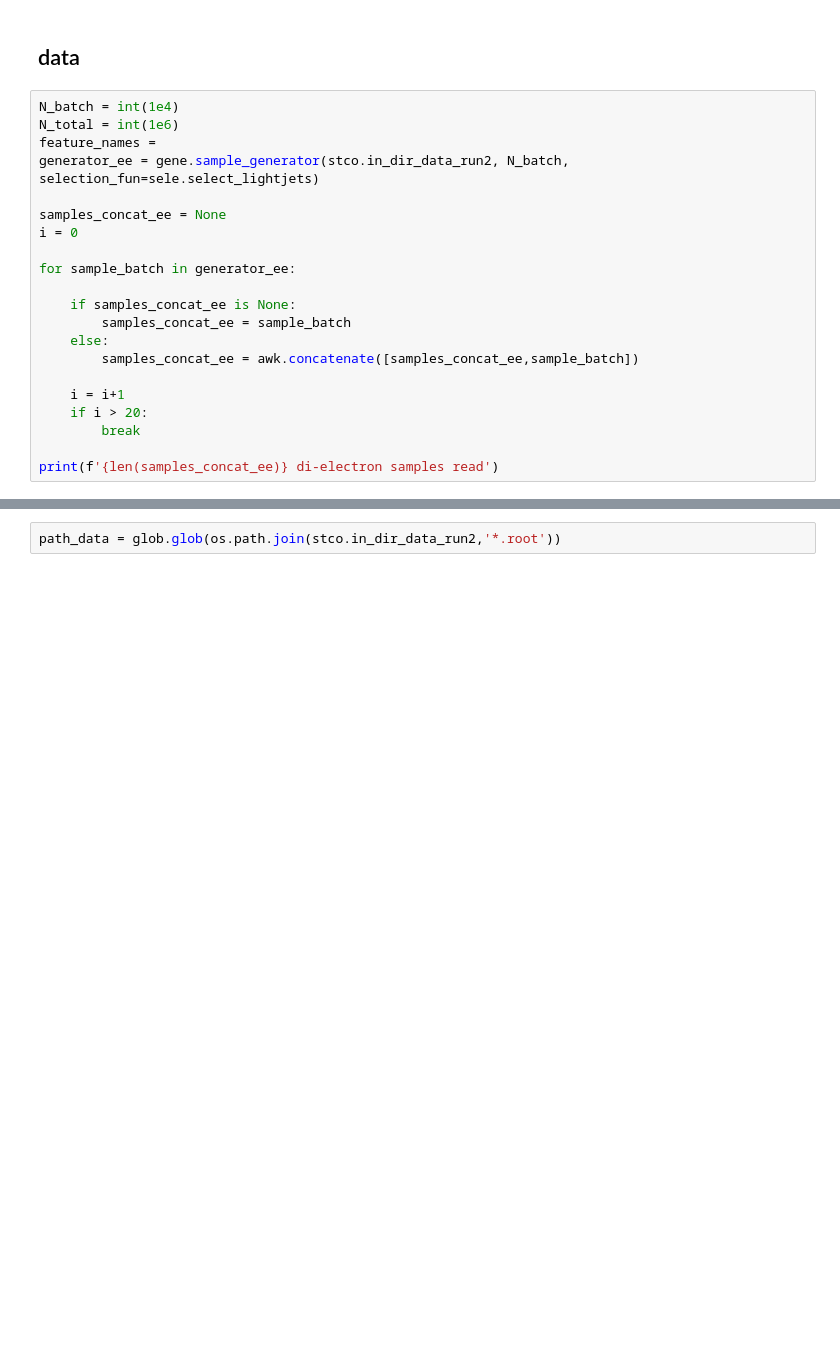
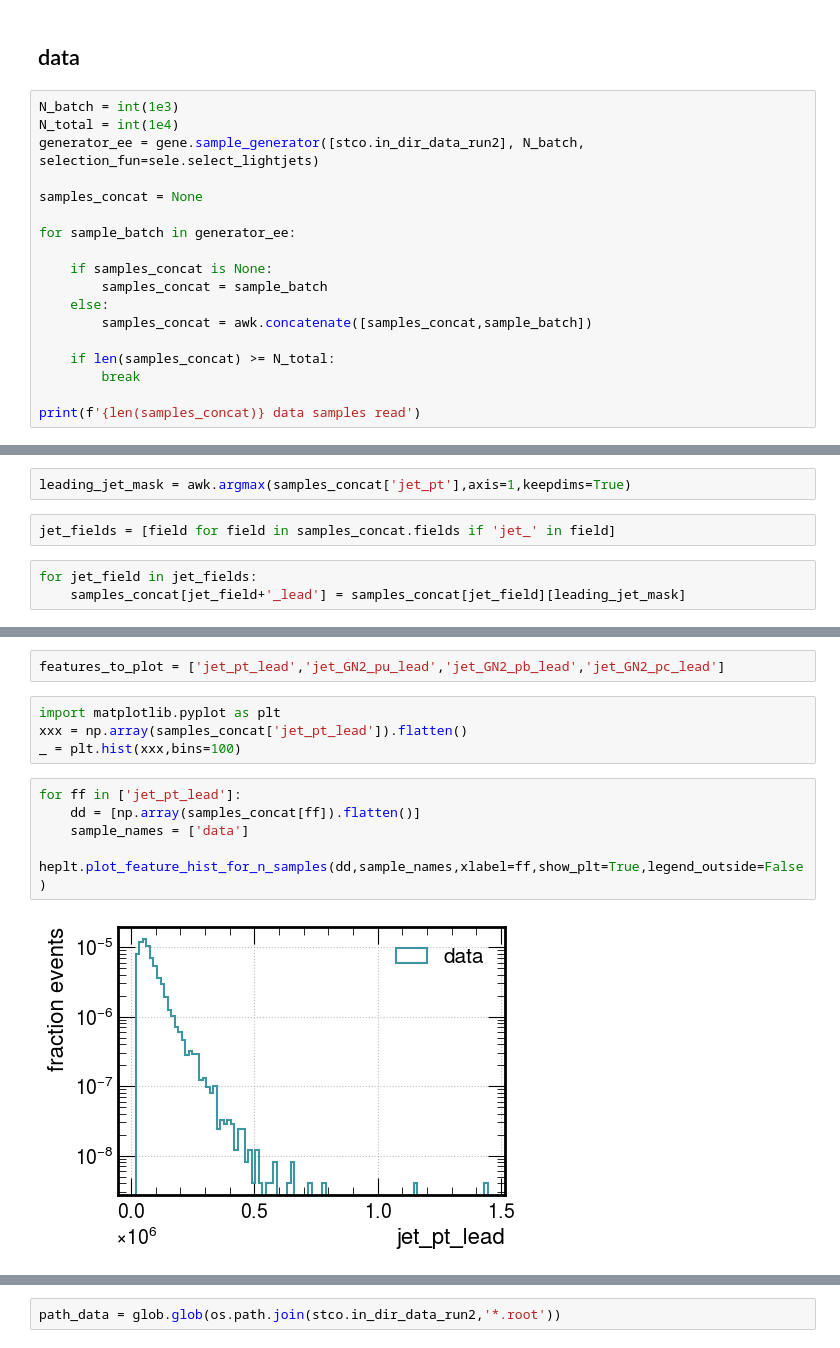
Before and after one commit to kingusiu/ntuple_root_to_h5_converter, a Jupyter notebook: notebooks/plotting_sigbg_mcdat.ipynb, the cells around one changed output, grey strips where cells are left out. Cells and saved outputs as stored; diff of their text form; blank space fills up the shorter version.

Commit message:
adding mc vs data plotting notebook and script, updating source paths

```diff
--- a/notebooks/plotting_sigbg_mcdat.ipynb
+++ b/notebooks/plotting_sigbg_mcdat.ipynb
@@ -19,23 +20,20 @@ import src.generator as gene
 # %% [markdown]
 ## data
 # %%
-N_batch = int(1e4)
-N_total = int(1e6)
-feature_names =
-generator_ee = gene.sample_generator(stco.in_dir_data_run2, N_batch, selection_fun=sele.select_lightjets)
+N_batch = int(1e3)
+N_total = int(1e4)
+generator_ee = gene.sample_generator([stco.in_dir_data_run2], N_batch, selection_fun=sele.select_lightjets)
 
-samples_concat_ee = None
-i = 0
+samples_concat = None
 
 for sample_batch in generator_ee:
 
-    if samples_concat_ee is None:
-        samples_concat_ee = sample_batch
+    if samples_concat is None:
+        samples_concat = sample_batch
     else:
-        samples_concat_ee = awk.concatenate([samples_concat_ee,sample_batch])
+        samples_concat = awk.concatenate([samples_concat,sample_batch])
 
-    i = i+1
-    if i > 20:
+    if len(samples_concat) >= N_total:
         break
 
-print(f'{len(samples_concat_ee)} di-electron samples read')
+print(f'{len(samples_concat)} data samples read')
@@ -41,0 +42,7 @@ print(f'{len(samples_concat_ee)} di-electron samples read')
+# %%
+leading_jet_mask = awk.argmax(samples_concat['jet_pt'],axis=1,keepdims=True)
+# %%
+jet_fields = [field for field in samples_concat.fields if 'jet_' in field]
+# %%
+for jet_field in jet_fields:
+    samples_concat[jet_field+'_lead'] = samples_concat[jet_field][leading_jet_mask]
@@ -41,0 +65,13 @@ print(f'{len(samples_concat_ee)} di-electron samples read')
+# %%
+features_to_plot = ['jet_pt_lead','jet_GN2_pu_lead','jet_GN2_pb_lead','jet_GN2_pc_lead']
+# %%
+import matplotlib.pyplot as plt
+xxx = np.array(samples_concat['jet_pt_lead']).flatten()
+_ = plt.hist(xxx,bins=100)
+# %%
+for ff in ['jet_pt_lead']:
+    dd = [np.array(samples_concat[ff]).flatten()]
+    sample_names = ['data']
+    heplt.plot_feature_hist_for_n_samples(dd,sample_names,xlabel=ff,show_plt=True,legend_outside=False)
+# %% [output]
+[figure, added]
```
Also changed, not shown: parts of 6 cells of this notebook, 3 other files.
